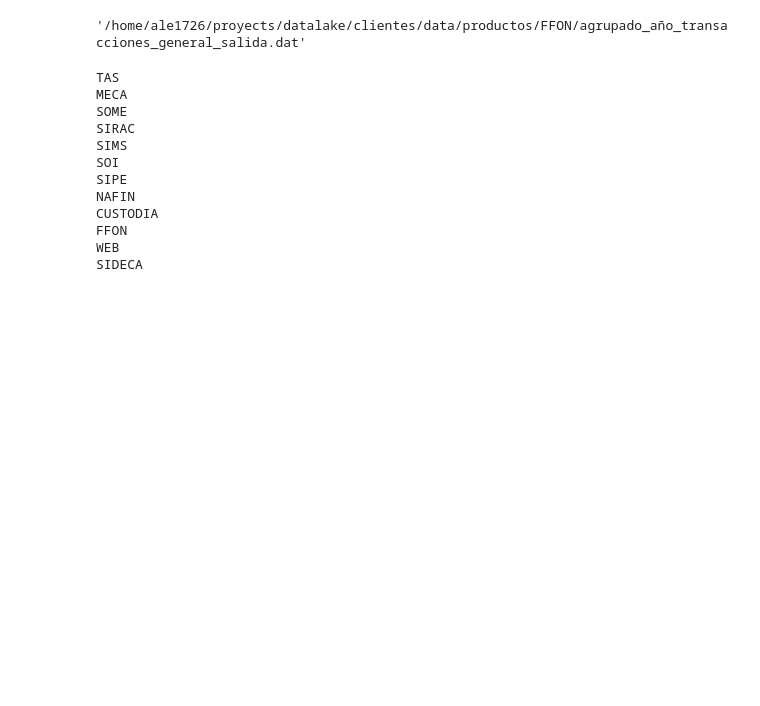
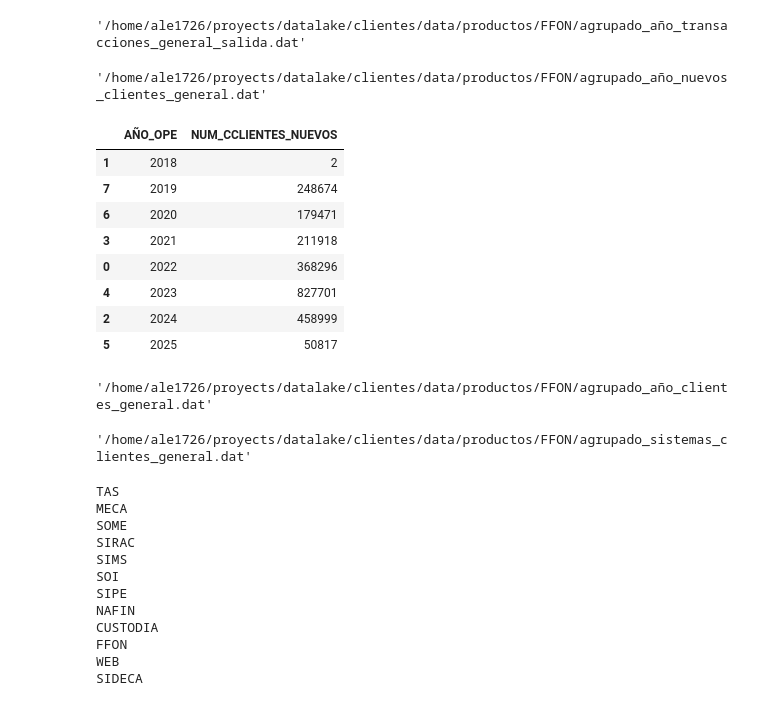
Before and after one commit to Ale1726/clientes_eda, a Jupyter notebook: analisis_ffon.ipynb, the cells around one changed output. Saved outputs shown, nothing was run; the diff lists cells and outputs as text; code cells hidden in the pictures; blank space fills up the shorter version.

```diff
--- a/analisis_ffon.ipynb
+++ b/analisis_ffon.ipynb
@@ -96,0 +128,18 @@ get_table(path, db_ffon, "agrupado_año_transacciones_general_salida", query=que
+# %%
+get_table(path, db_ffon, "agrupado_año_nuevos_clientes_general", query=query_new_clientes)
+# %% [output]
+'/home/ale1726/proyects/datalake/clientes/data/productos/FFON/agrupado_año_nuevos_clientes_general.dat'
+# %%
+agrupado_año_nuevos_clientes_general = pd.read_csv(os.path.join(path, "agrupado_año_nuevos_clientes_general.dat"))
+# %%
+agrupado_año_nuevos_clientes_general.sort_values(by="AÑO_OPE")
+# %% [output]
+|  | AÑO_OPE | NUM_CCLIENTES_NUEVOS |
+| 1 | 2018 | 2 |
+| 7 | 2019 | 248674 |
+| 6 | 2020 | 179471 |
+| 3 | 2021 | 211918 |
+| 0 | 2022 | 368296 |
+| 4 | 2023 | 827701 |
+| 2 | 2024 | 458999 |
+| 5 | 2025 | 50817 |
@@ -96,0 +159,4 @@ get_table(path, db_ffon, "agrupado_año_transacciones_general_salida", query=que
+# %%
+get_table(path, db_ffon, "agrupado_año_clientes_general", query=query_clientes_por_año)
+# %% [output]
+'/home/ale1726/proyects/datalake/clientes/data/productos/FFON/agrupado_año_clientes_general.dat'
@@ -97,3 +179,7 @@ get_table(path, db_ffon, "agrupado_año_transacciones_general_salida", query=que
+# %%
+get_table(path, db_ffon, "agrupado_sistemas_clientes_general", query=query_clientes_por_sistema)
+# %% [output]
+'/home/ale1726/proyects/datalake/clientes/data/productos/FFON/agrupado_sistemas_clientes_general.dat'
 # %%
 def bloque_datos(sistema):
     return f"""
```
Also changed, not shown: parts of 7 cells of this notebook.
